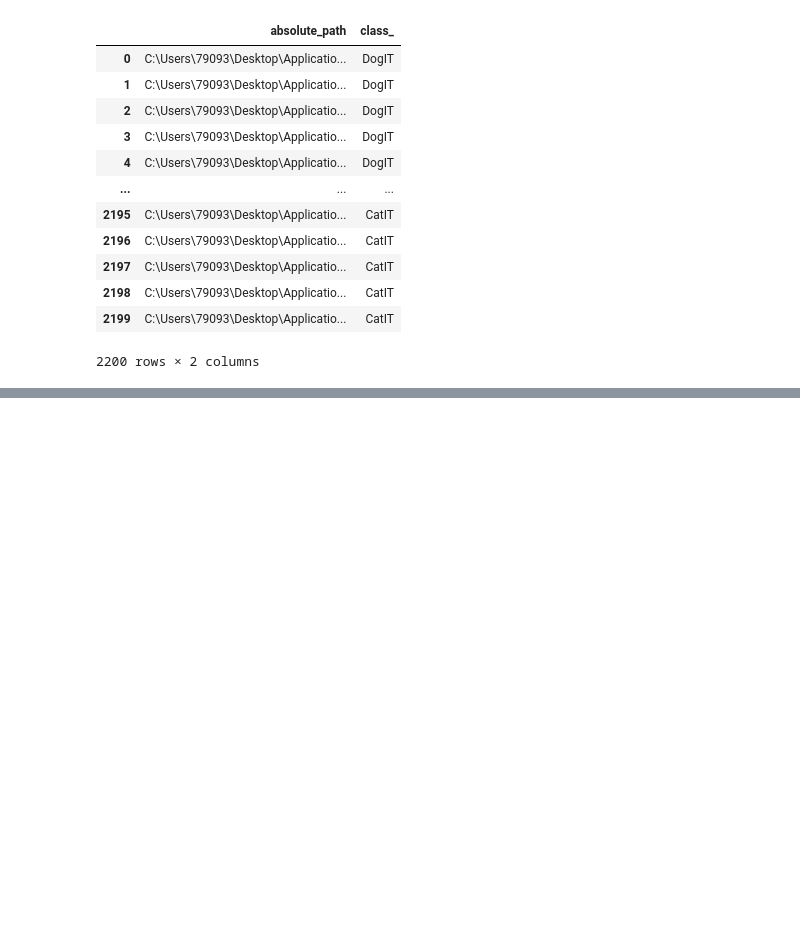
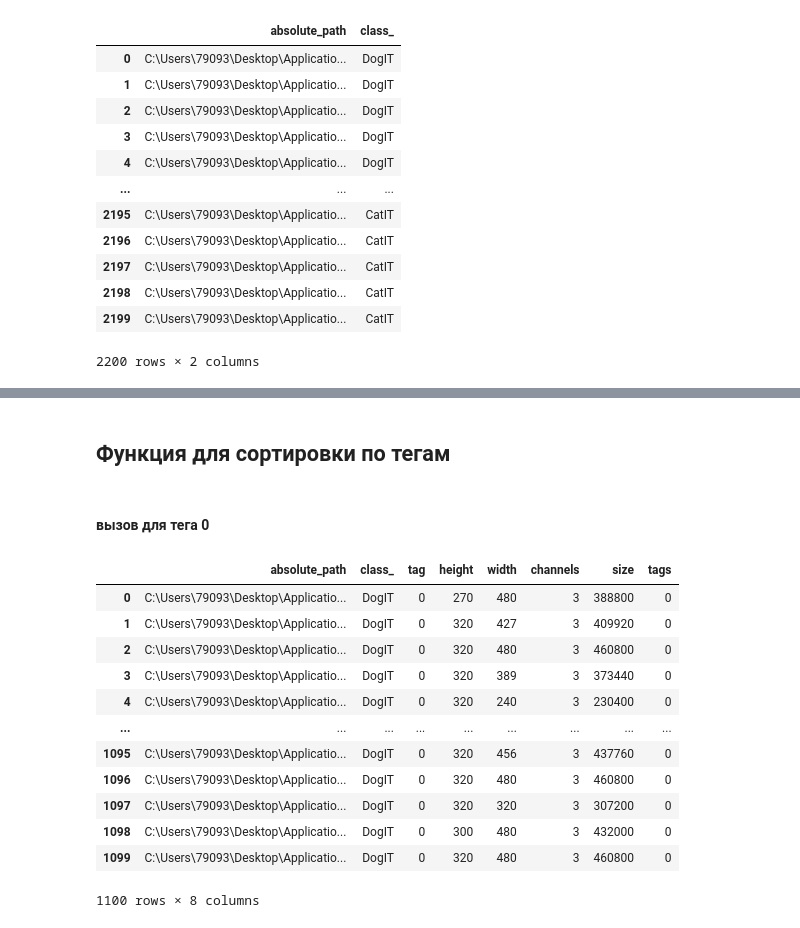
Before and after one commit to Matosik/data_analysis_lab4, a Jupyter notebook: main.ipynb, the cells around one changed output, grey strips where cells are left out. Saved outputs shown, nothing was run; the diff lists cells and outputs as text; code cells hidden in the pictures; blank space fills up the shorter version.

```diff
--- a/main.ipynb
+++ b/main.ipynb
@@ -119,0 +118,25 @@ df[["height", "width", "channels"]].describe()
+# %% [markdown]
+## Функция для сортировки по тегам
+# %%
+def tag_sort(df, tag):
+    return df[df.tags == tag]
+# %% [markdown]
+#### вызов для тега 0
+# %%
+df_dog = tag_sort(df, "0")
+
+df_dog
+# %% [output]
+|  | absolute_path | class_ | tag | height | width | channels | size | tags |
+| 0 | C:\Users\79093\Desktop\Applicatio... | DogIT | 0 | 270 | 480 | 3 | 388800 | 0 |
+| 1 | C:\Users\79093\Desktop\Applicatio... | DogIT | 0 | 320 | 427 | 3 | 409920 | 0 |
+| 2 | C:\Users\79093\Desktop\Applicatio... | DogIT | 0 | 320 | 480 | 3 | 460800 | 0 |
+| 3 | C:\Users\79093\Desktop\Applicatio... | DogIT | 0 | 320 | 389 | 3 | 373440 | 0 |
+| 4 | C:\Users\79093\Desktop\Applicatio... | DogIT | 0 | 320 | 240 | 3 | 230400 | 0 |
+| ... | ... | ... | ... | ... | ... | ... | ... | ... |
+| 1095 | C:\Users\79093\Desktop\Applicatio... | DogIT | 0 | 320 | 456 | 3 | 437760 | 0 |
+| 1096 | C:\Users\79093\Desktop\Applicatio... | DogIT | 0 | 320 | 480 | 3 | 460800 | 0 |
+| 1097 | C:\Users\79093\Desktop\Applicatio... | DogIT | 0 | 320 | 320 | 3 | 307200 | 0 |
+| 1098 | C:\Users\79093\Desktop\Applicatio... | DogIT | 0 | 300 | 480 | 3 | 432000 | 0 |
+| 1099 | C:\Users\79093\Desktop\Applicatio... | DogIT | 0 | 320 | 480 | 3 | 460800 | 0 |
+1100 rows × 8 columns
```
Also changed, not shown: parts of 19 cells of this notebook.
